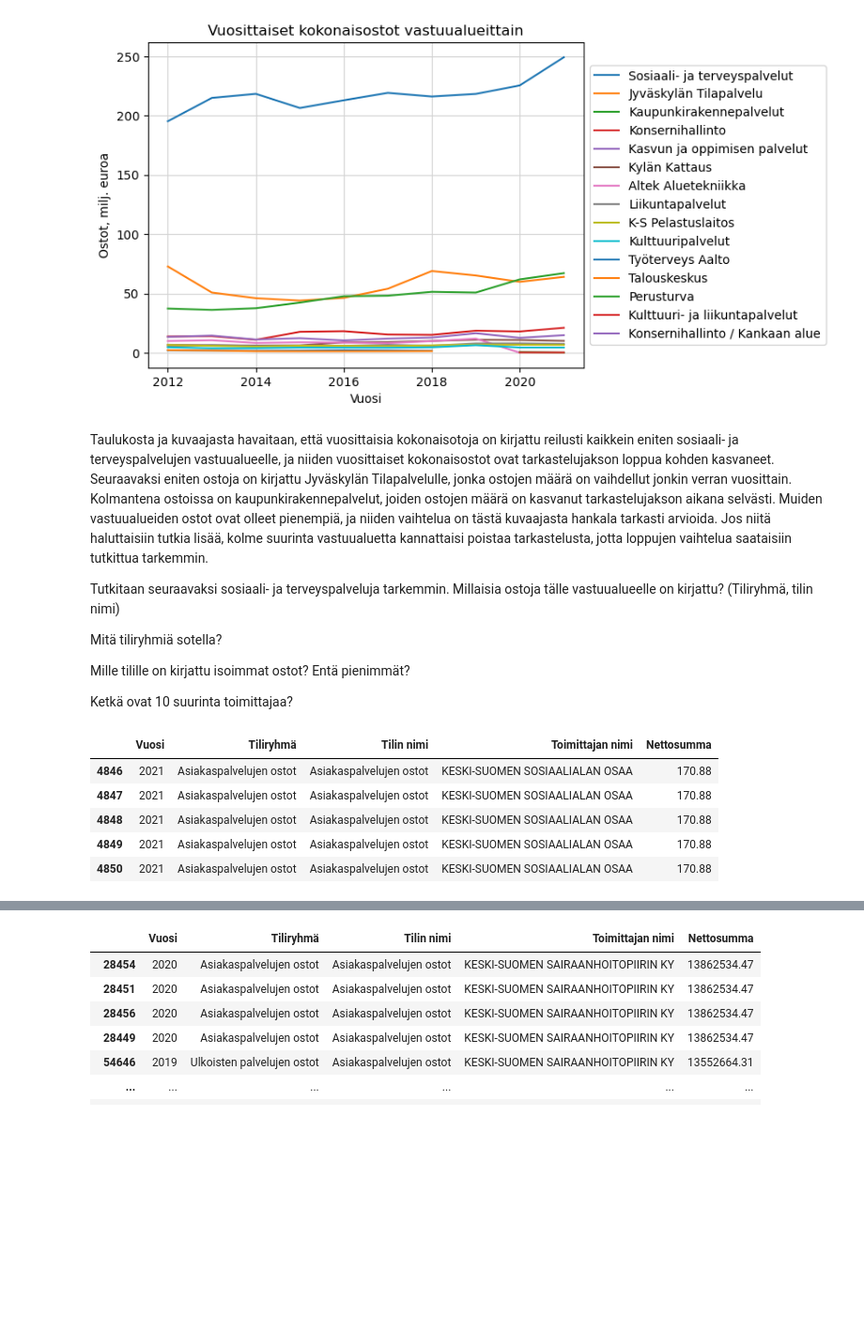
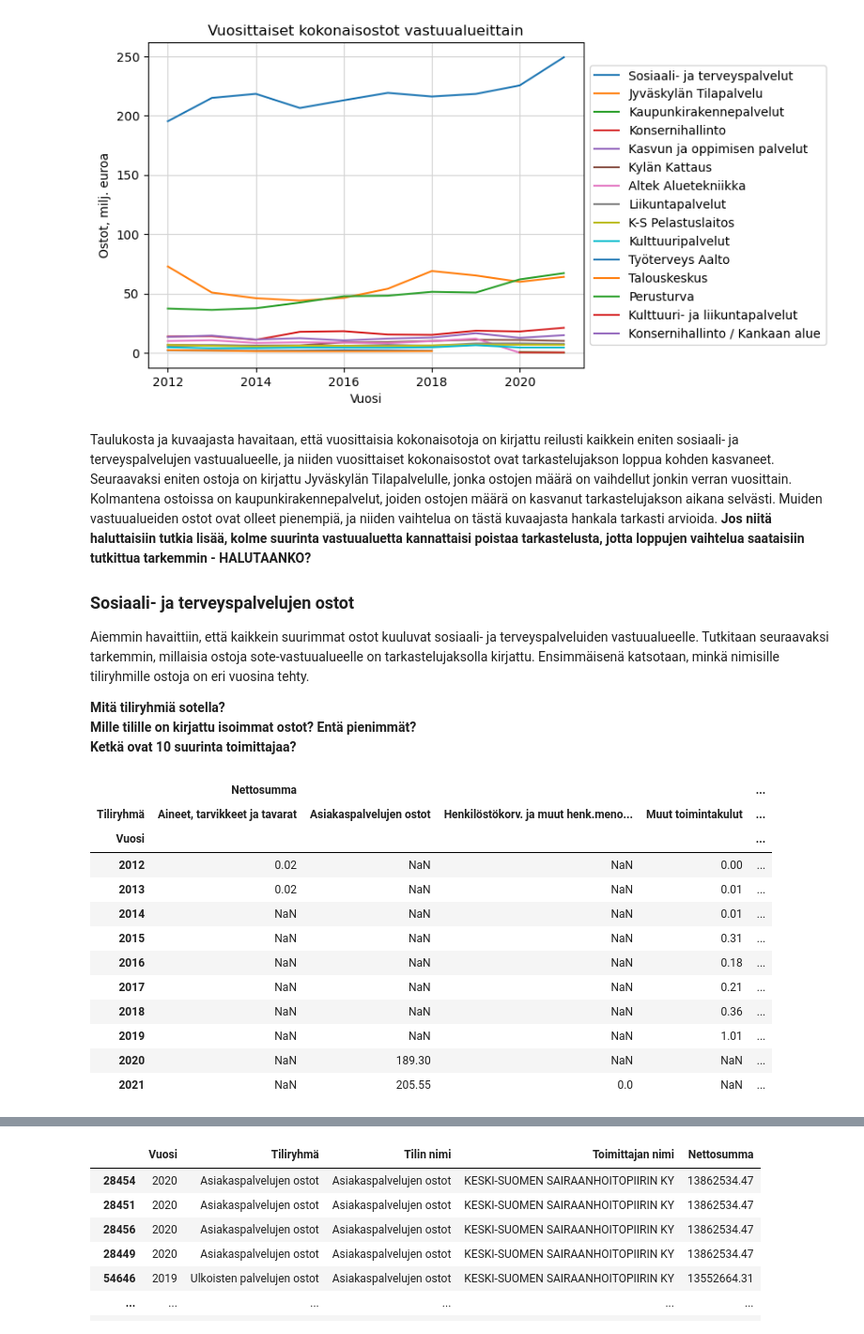
Before and after one commit to SallaLipasti/jkl-ostolaskut, a Jupyter notebook: ostolaskut.ipynb, the cells around one changed output, grey strips where cells are left out. Shown at 94% size. Drawn from its saved outputs; the diff is of its cells as text; code cells hidden in the pictures; blank space fills up the shorter version.

```diff
--- a/ostolaskut.ipynb
+++ b/ostolaskut.ipynb
@@ -495,7 +821,9 @@ Sarake *'Tiliryhmä'* sisältää arvot *'Aineet, tarvikkeet ja tavarat'* ja *'A
 # %%
 # Muutetaan arvojen nimiä:
 df['Tiliryhmä'].replace({'Aineer, tarvikkeet ja tavarat': 'Aineet, tarvikkeet ja tavarat',
-                         'Palvelujen osto': 'Palvelujen ostot'}, inplace = True)
+                         'Palvelujen osto': 'Palvelujen ostot',
+                         'Ulkoiset aineet ja tarvikkeet': 'Ulkoiset aineet, tarvikkeet ja tavarat',
+                         'Ulkoiset palvelujen ostot': 'Ulkoisten palvelujen ostot'}, inplace = True)
 
 pd.unique(df['Tiliryhmä'])
 # %% [output]
@@ -973,26 +1302,38 @@ plt.show()
 # %% [output]
 [figure]
 # %% [markdown]
-Taulukosta ja kuvaajasta havaitaan, että vuosittaisia kokonaisotoja on kirjattu reilusti kaikkein eniten sosiaali- ja terveyspalvelujen vastuualueelle, ja niiden vuosittaiset kokonaisostot ovat tarkastelujakson loppua kohden kasvaneet. Seuraavaksi eniten ostoja on kirjattu Jyväskylän Tilapalvelulle, jonka ostojen määrä on vaihdellut jonkin verran vuosittain. Kolmantena ostoissa on kaupunkirakennepalvelut, joiden ostojen määrä on kasvanut tarkastelujakson aikana selvästi. Muiden vastuualueiden ostot ovat olleet pienempiä, ja niiden vaihtelua on tästä kuvaajasta hankala tarkasti arvioida. Jos niitä haluttaisiin tutkia lisää, kolme suurinta vastuualuetta kannattaisi poistaa tarkastelusta, jotta loppujen vaihtelua saataisiin tutkittua tarkemmin.
+Taulukosta ja kuvaajasta havaitaan, että vuosittaisia kokonaisotoja on kirjattu reilusti kaikkein eniten sosiaali- ja terveyspalvelujen vastuualueelle, ja niiden vuosittaiset kokonaisostot ovat tarkastelujakson loppua kohden kasvaneet. Seuraavaksi eniten ostoja on kirjattu Jyväskylän Tilapalvelulle, jonka ostojen määrä on vaihdellut jonkin verran vuosittain. Kolmantena ostoissa on kaupunkirakennepalvelut, joiden ostojen määrä on kasvanut tarkastelujakson aikana selvästi. Muiden vastuualueiden ostot ovat olleet pienempiä, ja niiden vaihtelua on tästä kuvaajasta hankala tarkasti arvioida. **Jos niitä haluttaisiin tutkia lisää, kolme suurinta vastuualuetta kannattaisi poistaa tarkastelusta, jotta loppujen vaihtelua saataisiin tutkittua tarkemmin - HALUTAANKO?**
 
-Tutkitaan seuraavaksi sosiaali- ja terveyspalveluja tarkemmin. Millaisia ostoja tälle vastuualueelle on kirjattu? (Tiliryhmä, tilin nimi)
+### Sosiaali- ja terveyspalvelujen ostot <a name="subparagraph9"></a>
 
-Mitä tiliryhmiä sotella?
+Aiemmin havaittiin, että kaikkein suurimmat ostot kuuluvat sosiaali- ja terveyspalveluiden vastuualueelle. Tutkitaan seuraavaksi tarkemmin, millaisia ostoja sote-vastuualueelle on tarkastelujaksolla kirjattu. Ensimmäisenä katsotaan, minkä nimisille tiliryhmille ostoja on eri vuosina tehty.
 
-Mille tilille on kirjattu isoimmat ostot? Entä pienimmät?
-
-Ketkä ovat 10 suurinta toimittajaa?
+**Mitä tiliryhmiä sotella?**
+**Mille tilille on kirjattu isoimmat ostot? Entä pienimmät?**
+**Ketkä ovat 10 suurinta toimittajaa?**
 # %%
-# Tehdään datakehikko 'sote', jossa on mukana sarakkeet 'Vuosi', 'Tiliryhmä', 'Tilin nimi', 'Toimittajan nimi'
-# ja 'Nettosumma':
-
+# Tehdään datakehikko 'sote' sosiaali- ja terveyspalveluje ostoista:
 sote = df.loc[df['Vastuualue'] == 'Sosiaali- ja terveyspalvelut', ['Vuosi', 'Tiliryhmä', 'Tilin nimi', \
                                                                    'Toimittajan nimi', 'Nettosumma']]
-sote.head()
+
+# Ryhmitellään sote-palveluiden ostot vuosittain ja tiliryhmittäin:
+sote1 = pd.DataFrame((sote['Nettosumma'].groupby([sote['Vuosi'], sote['Tiliryhmä']]).sum())/1000000).round(2)
+
+# Tehdään uusi datakehikko 'sote_2':
+sote_2 = sote1.unstack()
+
+sote_2
 # %% [output]
-|  | Vuosi | Tiliryhmä | Tilin nimi | Toimittajan nimi | Nettosumma |
-| 4846 | 2021 | Asiakaspalvelujen ostot | Asiakaspalvelujen ostot | KESKI-SUOMEN SOSIAALIALAN OSAA | 170.88 |
-| 4847 | 2021 | Asiakaspalvelujen ostot | Asiakaspalvelujen ostot | KESKI-SUOMEN SOSIAALIALAN OSAA | 170.88 |
-| 4848 | 2021 | Asiakaspalvelujen ostot | Asiakaspalvelujen ostot | KESKI-SUOMEN SOSIAALIALAN OSAA | 170.88 |
-| 4849 | 2021 | Asiakaspalvelujen ostot | Asiakaspalvelujen ostot | KESKI-SUOMEN SOSIAALIALAN OSAA | 170.88 |
-| 4850 | 2021 | Asiakaspalvelujen ostot | Asiakaspalvelujen ostot | KESKI-SUOMEN SOSIAALIALAN OSAA | 170.88 |
+|  | Nettosumma |  |  |  | ... |
+| Tiliryhmä | Aineet, tarvikkeet ja tavarat | Asiakaspalvelujen ostot | Henkilöstökorv. ja muut henk.meno... | Muut toimintakulut | ... |
+| Vuosi |  |  |  |  | ... |
+| 2012 | 0.02 | NaN | NaN | 0.00 | ... |
+| 2013 | 0.02 | NaN | NaN | 0.01 | ... |
+| 2014 | NaN | NaN | NaN | 0.01 | ... |
+| 2015 | NaN | NaN | NaN | 0.31 | ... |
+| 2016 | NaN | NaN | NaN | 0.18 | ... |
+| 2017 | NaN | NaN | NaN | 0.21 | ... |
+| 2018 | NaN | NaN | NaN | 0.36 | ... |
+| 2019 | NaN | NaN | NaN | 1.01 | ... |
+| 2020 | NaN | 189.30 | NaN | NaN | ... |
+| 2021 | NaN | 205.55 | 0.0 | NaN | ... |
```
Also changed, not shown: parts of 103 cells of this notebook.
